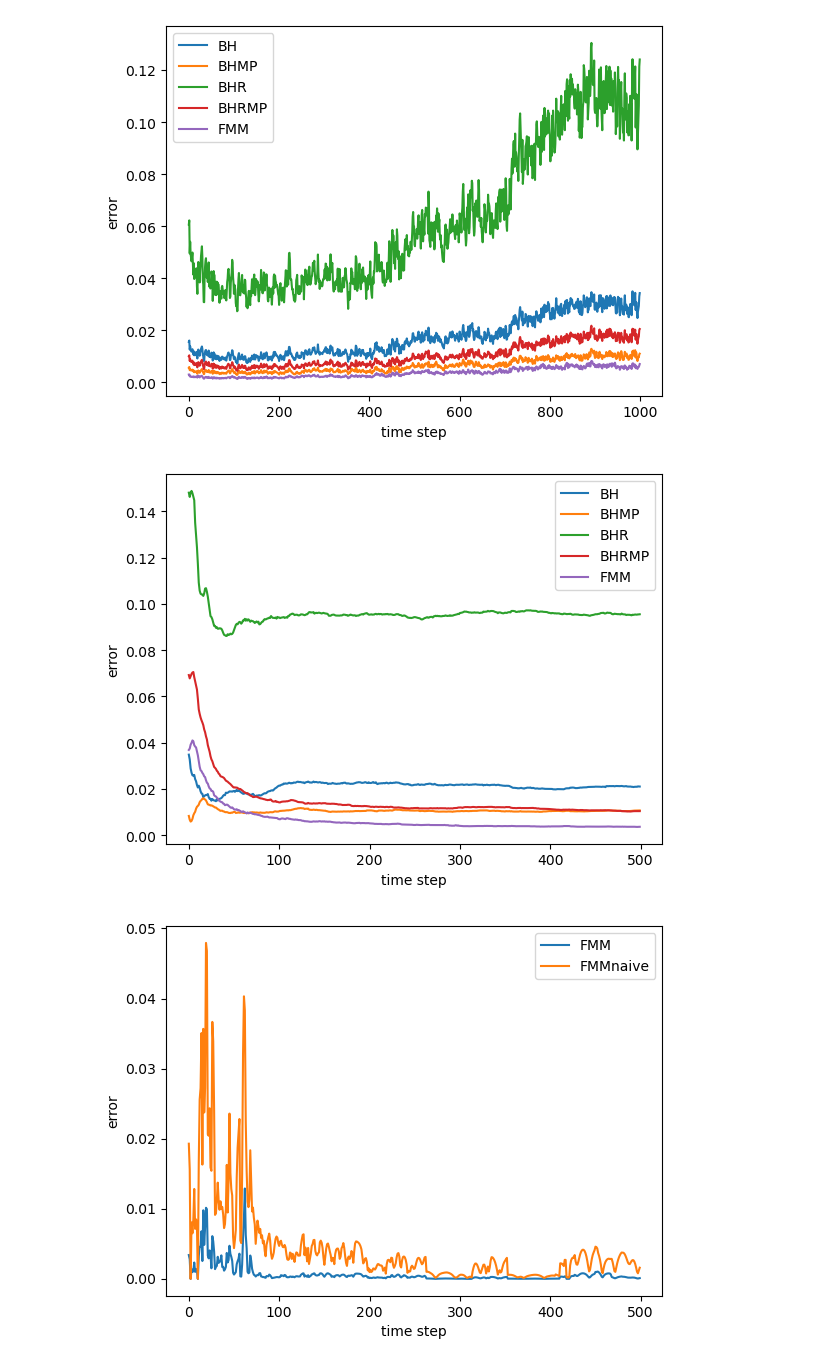
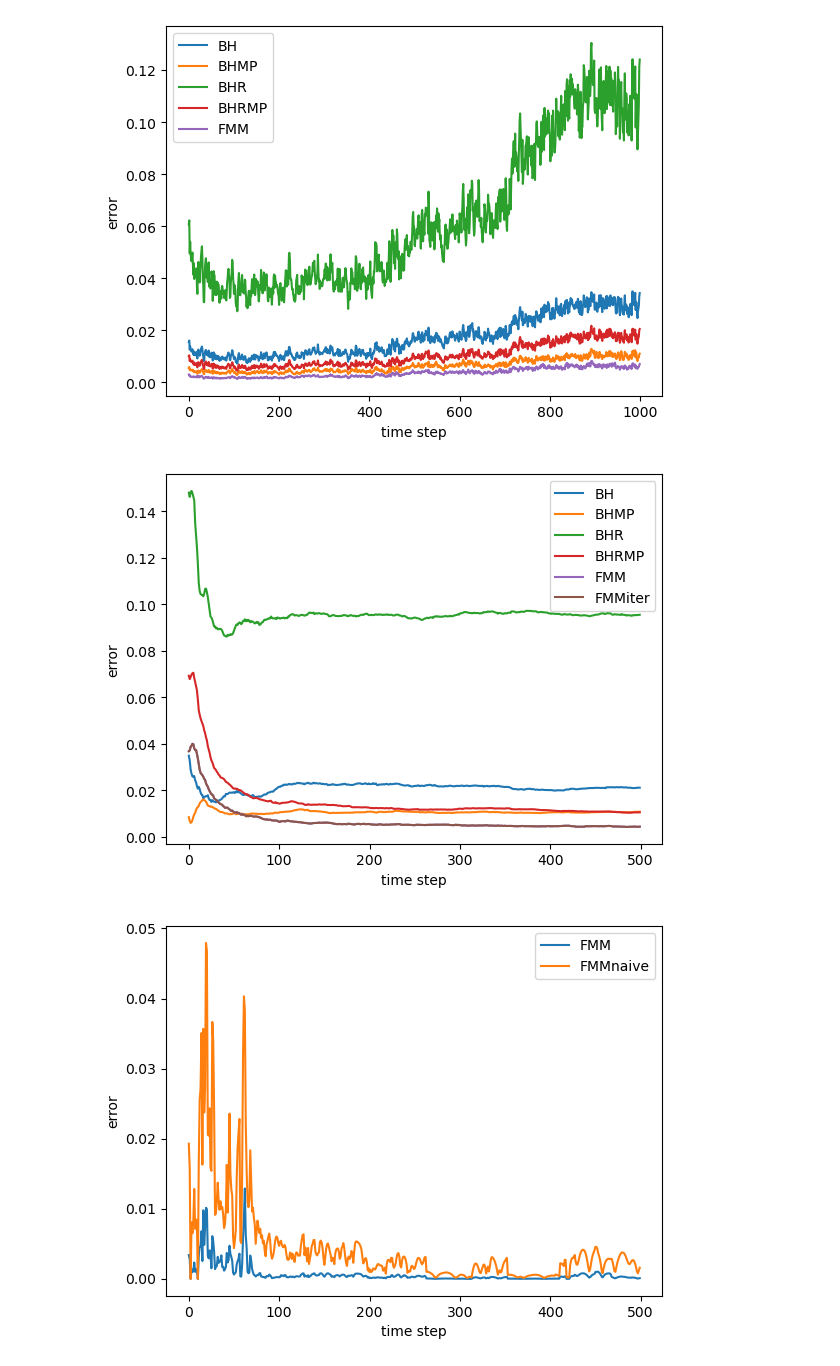
Before and after one commit to LucasFurer/MasterThesisLucas, a Jupyter notebook: grapher.ipynb, the cells around one changed output. Saved outputs shown, nothing was run; the diff lists cells and outputs as text; code cells hidden in the pictures.

```diff
--- a/grapher.ipynb
+++ b/grapher.ipynb
@@ -4,7 +4,7 @@ import pandas as pd
 import glob
 import os
 
-def plotGraph(labels, begin, end, xName, yName, plotSaveName, flip=False, xMin=None, xMax=None, yMin=None, yMax=None, horizontal=None):
+def plotGraph(labels, begin, end, xName, yName, plotSaveName, flip=False, xMin=None, xMax=None, yMin=None, yMax=None, horizontal=None, vertical=None):
     plt.figure()
 
     for file in labels: #glob.glob("graphCSV/scenario1*.csv"):
@@ -94,15 +94,16 @@ plotGraph(custom_labels, 0, 1000, "time step", "error", "plotOutput/lines_plot.p
 # %%
 custom_labels = {
     os.path.join("graphCSV","tsneErrorTimestepBH_point1000_theta1.csv"): "BH",
     os.path.join("graphCSV","tsneErrorTimestepBHMP_point1000_theta1.csv"): "BHMP",
     os.path.join("graphCSV","tsneErrorTimestepBHR_point1000_theta1.csv"): "BHR",
     os.path.join("graphCSV","tsneErrorTimestepBHRMP_point1000_theta1.csv"): "BHRMP",
     os.path.join("graphCSV","tsneErrorTimestepFMM_point1000_theta1.csv"): "FMM",
+    os.path.join("graphCSV","tsneErrorTimestepFMMiter_point1000_theta1.csv"): "FMMiter",
 }
 
 plotGraph(custom_labels, 0, 1000,"time step", "error", "plotOutput/lines_plot.png")
 # %% [output]
-[figure, old version]
+[figure, new version]
 # %%
 custom_labels = {
     os.path.join("graphCSV","gravityErrorTimestepCompareFMM_point500_theta1.csv"): "FMM",
```
Also changed, not shown: 6 other files.
